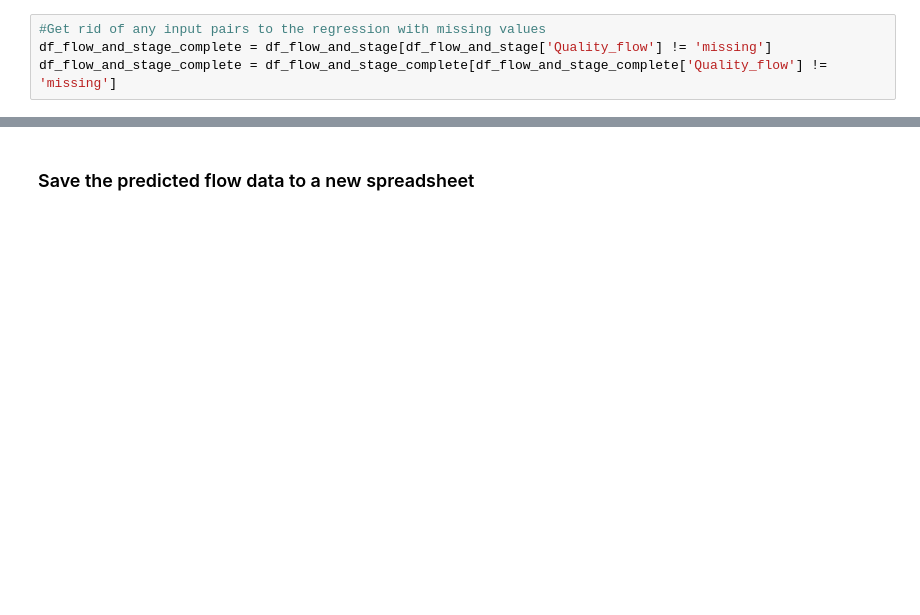
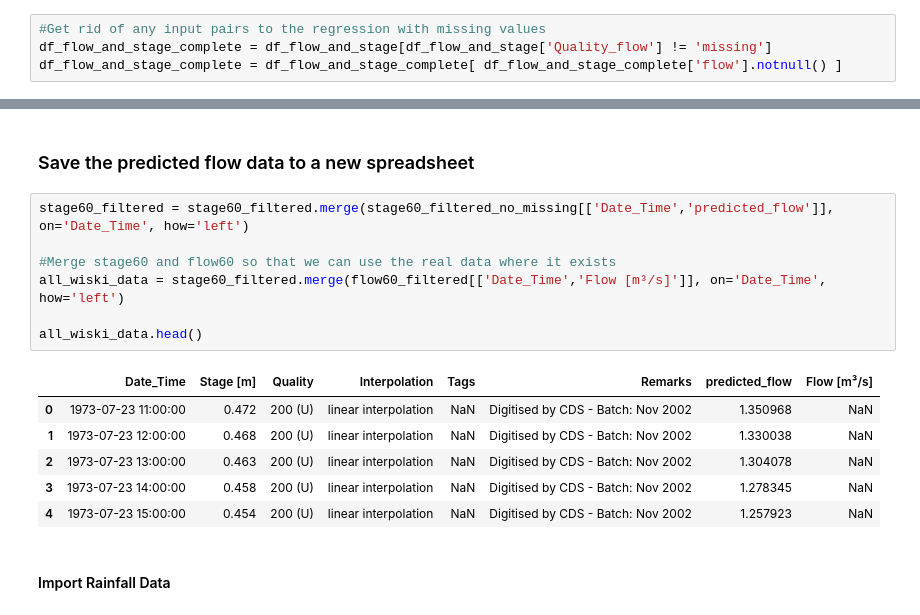
Before and after one commit to ai4er-cdt/flood_risk_shipston, a Jupyter notebook: notebooks/mja/flow_from_stage_data.ipynb, the cells around one changed output, grey strips where cells are left out. Drawn from its saved outputs; the diff is of its cells as text; blank space fills up the shorter version.

```diff
--- a/notebooks/mja/flow_from_stage_data.ipynb
+++ b/notebooks/mja/flow_from_stage_data.ipynb
@@ -211,7 +176,7 @@ print(df_flow_and_stage['Date_Time'][df_flow_and_stage['Quality_flow']=='missing
 # %%
 #Get rid of any input pairs to the regression with missing values
 df_flow_and_stage_complete = df_flow_and_stage[df_flow_and_stage['Quality_flow'] != 'missing']
-df_flow_and_stage_complete = df_flow_and_stage_complete[df_flow_and_stage_complete['Quality_flow'] != 'missing']
+df_flow_and_stage_complete = df_flow_and_stage_complete[ df_flow_and_stage_complete['flow'].notnull() ]
 # %% [markdown]
 Post both sensors being installed, if one of either stage or flow data is missing then the other is also missing. There's not much missing though.
 # %% [markdown]
@@ -395,2 +359,18 @@ plt.ylim([0,75])
 # %% [markdown]
 ### Save the predicted flow data to a new spreadsheet
+# %%
+stage60_filtered = stage60_filtered.merge(stage60_filtered_no_missing[['Date_Time','predicted_flow']], on='Date_Time', how='left')
+
+#Merge stage60 and flow60 so that we can use the real data where it exists
+all_wiski_data = stage60_filtered.merge(flow60_filtered[['Date_Time','Flow [m³/s]']], on='Date_Time', how='left')
+
+all_wiski_data.head()
+# %% [output]
+|  | Date_Time | Stage [m] | Quality | Interpolation | Tags | Remarks | predicted_flow | Flow [m³/s] |
+| 0 | 1973-07-23 11:00:00 | 0.472 | 200 (U) | linear interpolation | NaN | Digitised by CDS - Batch: Nov 2002 | 1.350968 | NaN |
+| 1 | 1973-07-23 12:00:00 | 0.468 | 200 (U) | linear interpolation | NaN | Digitised by CDS - Batch: Nov 2002 | 1.330038 | NaN |
+| 2 | 1973-07-23 13:00:00 | 0.463 | 200 (U) | linear interpolation | NaN | Digitised by CDS - Batch: Nov 2002 | 1.304078 | NaN |
+| 3 | 1973-07-23 14:00:00 | 0.458 | 200 (U) | linear interpolation | NaN | Digitised by CDS - Batch: Nov 2002 | 1.278345 | NaN |
+| 4 | 1973-07-23 15:00:00 | 0.454 | 200 (U) | linear interpolation | NaN | Digitised by CDS - Batch: Nov 2002 | 1.257923 | NaN |
+# %% [markdown]
+#### Import Rainfall Data
```
Also changed, not shown: parts of 21 cells of this notebook.
